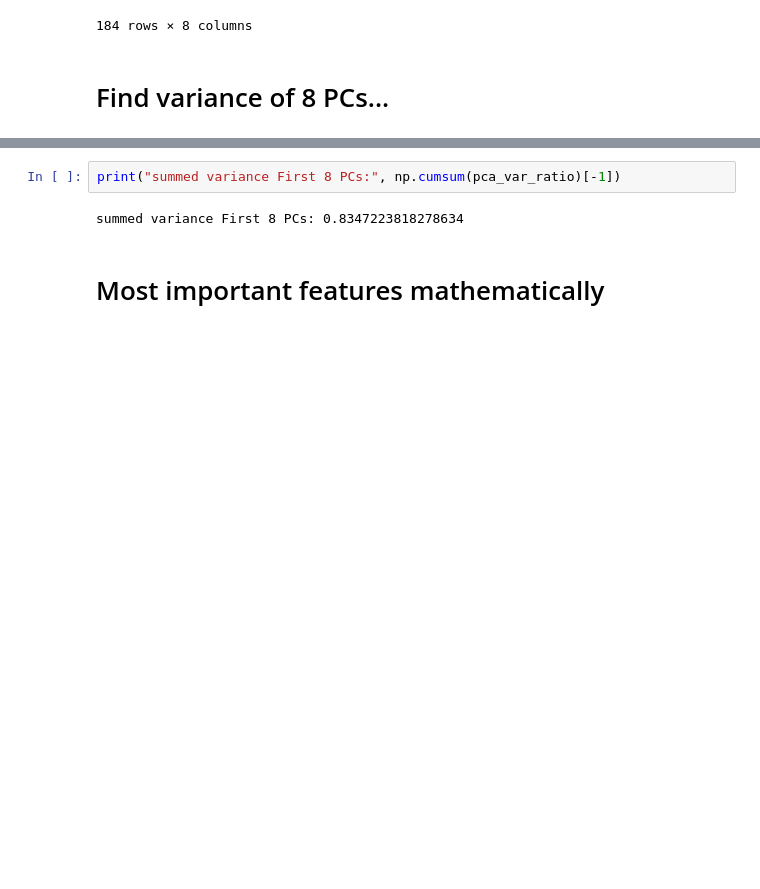
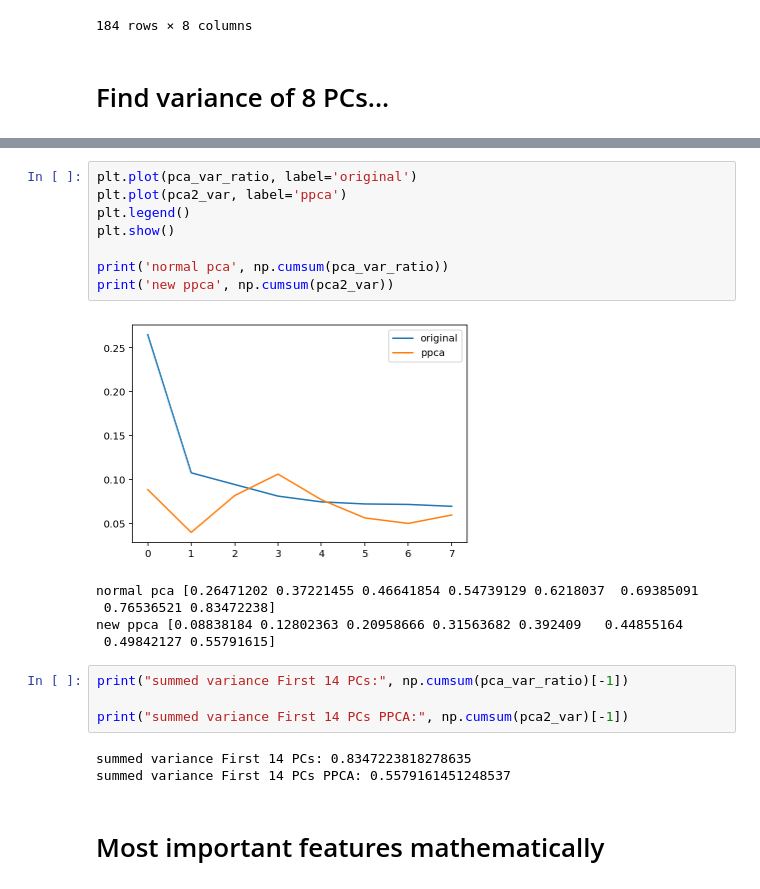
Before and after one commit to SammyS15/PGM_Project_2023, a Jupyter notebook: PCA_kdtree.ipynb, the cells around one changed output, grey strips where cells are left out. Cells and saved outputs as stored; diff of their text form; blank space fills up the shorter version.

Commit message:
Salma's PPCA

```diff
--- a/PCA_kdtree.ipynb
+++ b/PCA_kdtree.ipynb
@@ -343,7 +266,24 @@ array([0.26471202, 0.37221455, 0.46641854, 0.54739129, 0.6218037 ,
+# %%
+plt.plot(pca_var_ratio, label='original')
+plt.plot(pca2_var, label='ppca')
+plt.legend()
+plt.show()
+
+print('normal pca', np.cumsum(pca_var_ratio))
+print('new ppca', np.cumsum(pca2_var))
+# %% [output]
+[figure, added]
+normal pca [0.26471202 0.37221455 0.46641854 0.54739129 0.6218037  0.69385091
+ 0.76536521 0.83472238]
+new ppca [0.08838184 0.12802363 0.20958666 0.31563682 0.392409   0.44855164
+ 0.49842127 0.55791615]
 # %%
-print("summed variance First 8 PCs:", np.cumsum(pca_var_ratio)[-1])
+print("summed variance First 14 PCs:", np.cumsum(pca_var_ratio)[-1])
+
+print("summed variance First 14 PCs PPCA:", np.cumsum(pca2_var)[-1])
 # %% [output]
-summed variance First 8 PCs: 0.8347223818278634
+summed variance First 14 PCs: 0.8347223818278635
+summed variance First 14 PCs PPCA: 0.5579161451248537
 # %% [markdown]
 # Most important features mathematically
 # %%
```
Also changed, not shown: parts of 40 cells of this notebook.
